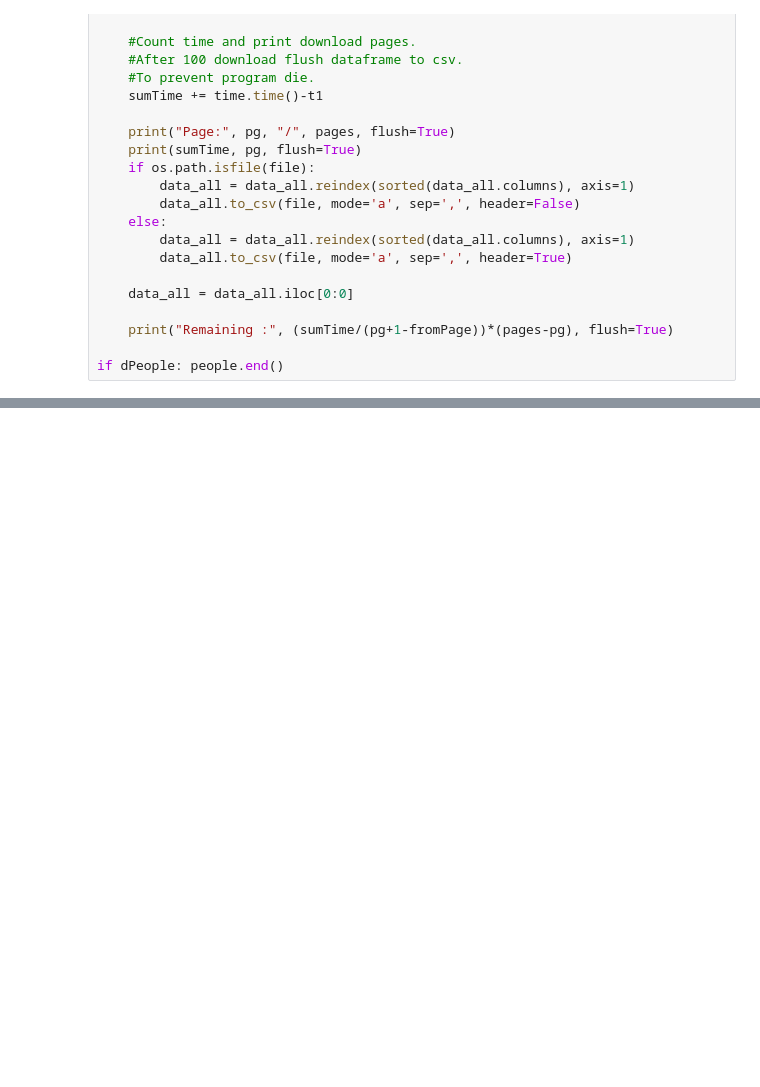
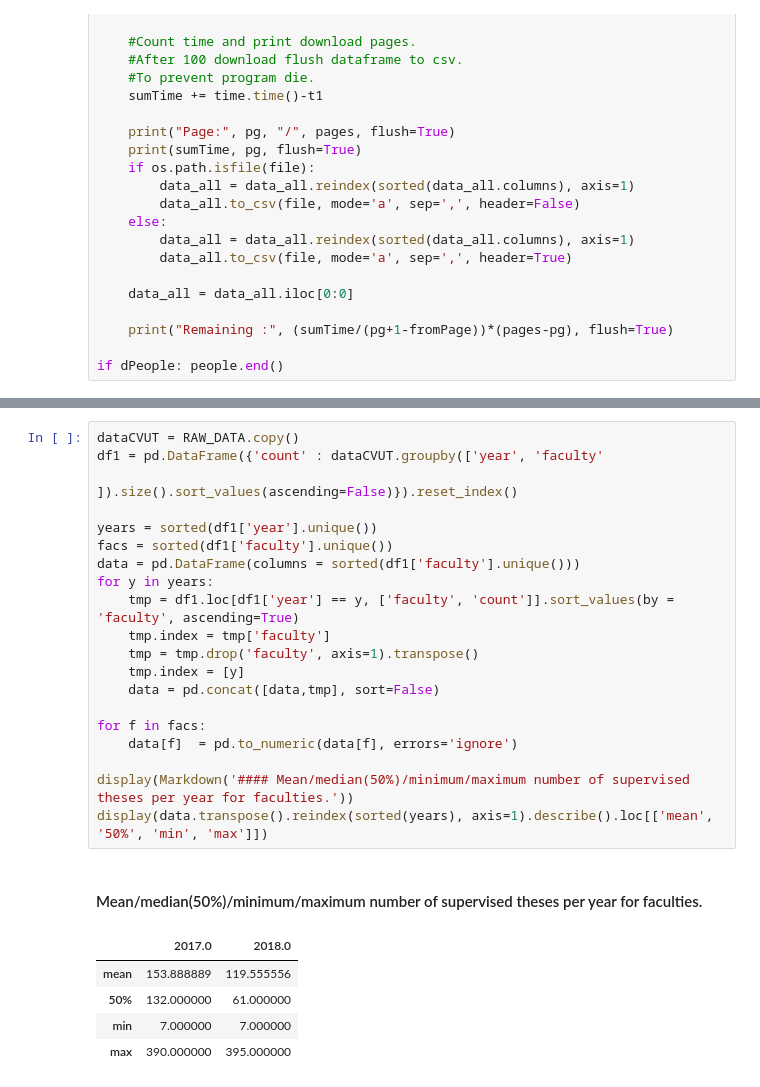
Before and after one commit to martilad/MI-PDD2018_tasks, a Jupyter notebook: 01/homework_01_B181.ipynb, the cells around one changed output, grey strips where cells are left out. Cells and saved outputs as stored; diff of their text form; blank space fills up the shorter version.

```diff
--- a/01/homework_01_B181.ipynb
+++ b/01/homework_01_B181.ipynb
@@ -341,0 +367,27 @@ ValueError: shape mismatch: objects cannot be broadcast to a single shape
+# %%
+dataCVUT = RAW_DATA.copy()
+df1 = pd.DataFrame({'count' : dataCVUT.groupby(['year', 'faculty'
+                                ]).size().sort_values(ascending=False)}).reset_index()
+
+years = sorted(df1['year'].unique())
+facs = sorted(df1['faculty'].unique())
+data = pd.DataFrame(columns = sorted(df1['faculty'].unique()))
+for y in years:
+    tmp = df1.loc[df1['year'] == y, ['faculty', 'count']].sort_values(by = 'faculty', ascending=True)
+    tmp.index = tmp['faculty']
+    tmp = tmp.drop('faculty', axis=1).transpose()
+    tmp.index = [y]
+    data = pd.concat([data,tmp], sort=False)
+
+for f in facs:
+    data[f]  = pd.to_numeric(data[f], errors='ignore')
+
+display(Markdown('#### Mean/median(50%)/minimum/maximum number of supervised theses per year for faculties.'))
+display(data.transpose().reindex(sorted(years), axis=1).describe().loc[['mean', '50%', 'min', 'max']])
+# %% [output]
+#### Mean/median(50%)/minimum/maximum number of supervised theses per year for faculties.
+|  | 2017.0 | 2018.0 |
+| mean | 153.888889 | 119.555556 |
+| 50% | 132.000000 | 61.000000 |
+| min | 7.000000 | 7.000000 |
+| max | 390.000000 | 395.000000 |
```
Also changed, not shown: parts of 7 cells of this notebook.
